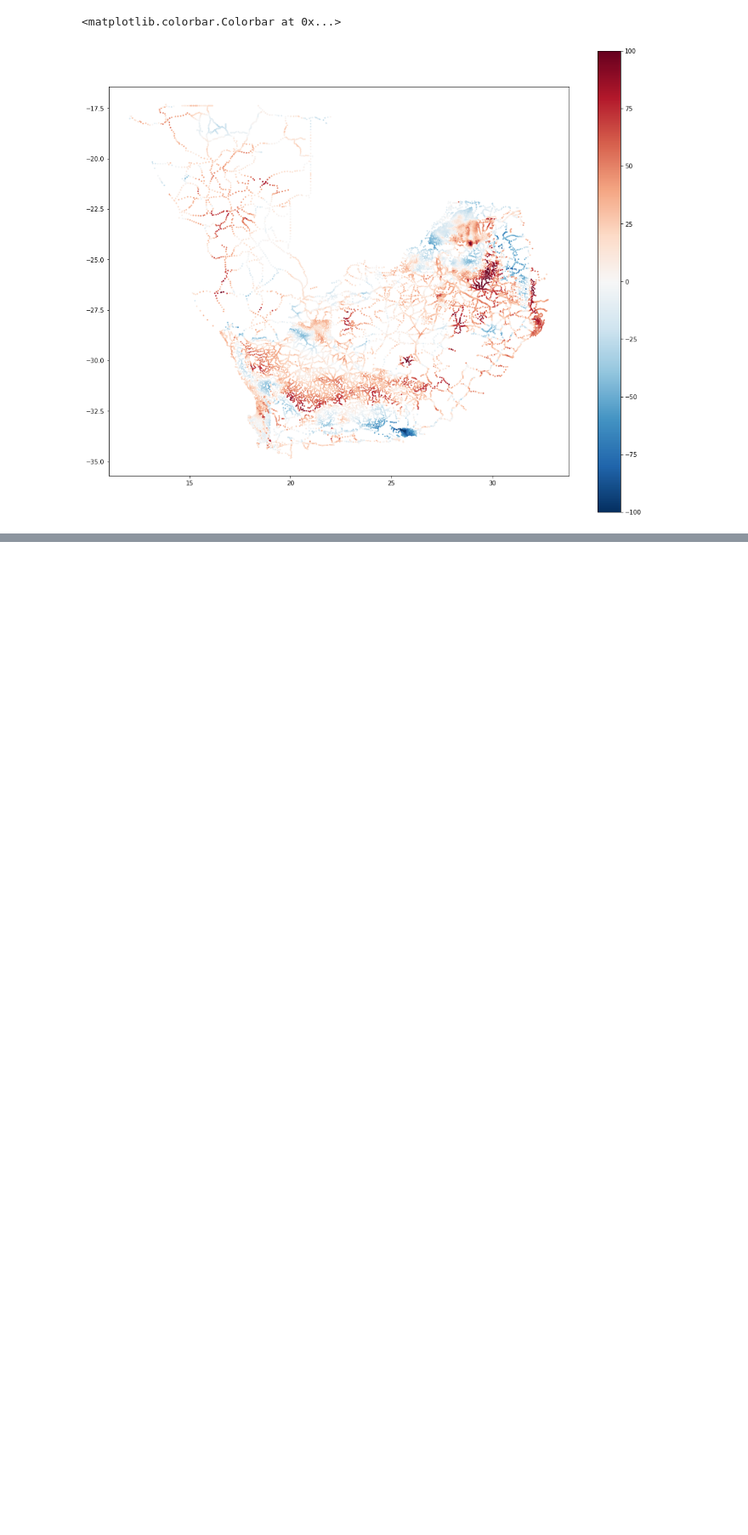
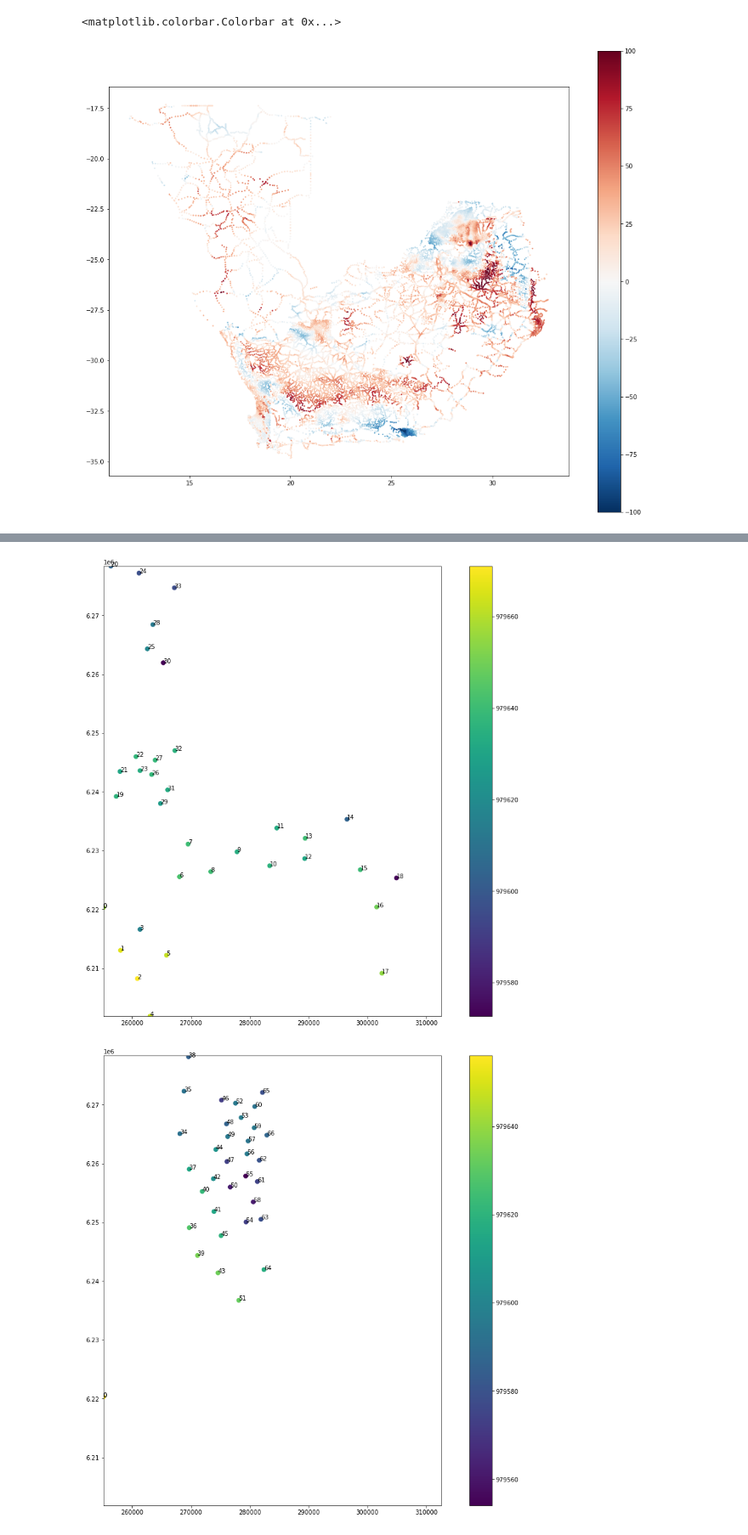
Before and after one commit to leouieda/gravity-processing, a Jupyter notebook: code/prepare-synthetic-data.ipynb, the cells around one changed output, grey strips where cells are left out. Shown at 85% size. Drawn from its saved outputs; the diff is of its cells as text; code cells hidden in the pictures; blank space fills up the shorter version.

```diff
--- a/code/prepare-synthetic-data.ipynb
+++ b/code/prepare-synthetic-data.ipynb
@@ -101,0 +72,5 @@ Likely te cape town granite suite. https://en.wikipedia.org/wiki/Geology_of_Cape
+# %%
+base = 0
+base_gravity = survey.gravity[base]
+survey_stations = [np.concatenate([[base], section, [base]]) for section in np.array_split(survey.station[1:], 3)]
+survey_stations
@@ -101,0 +86,3 @@ Likely te cape town granite suite. https://en.wikipedia.org/wiki/Geology_of_Cape
+# %%
+surveys = [survey.iloc[stations].copy().reset_index(drop=True) for stations in survey_stations]
+surveys
@@ -101,0 +107,13 @@ Likely te cape town granite suite. https://en.wikipedia.org/wiki/Geology_of_Cape
+# %%
+for j in range(3):
+    plt.figure(figsize=(17, 14))
+    plt.scatter(surveys[j].easting, surveys[j].northing, c=surveys[j].gravity, s=50)
+    for i in range(surveys[j].shape[0]):
+        plt.text(surveys[j].easting.iloc[i], surveys[j].northing.iloc[i], str(surveys[j].station.iloc[i]))
+    plt.axis("scaled")
+    plt.xlim(survey.easting.min(), survey.easting.max())
+    plt.ylim(survey.northing.min(), survey.northing.max())
+    plt.colorbar()
+# %% [output]
+[figure, added]
+[figure, added]
```
Also changed, not shown: parts of 17 cells of this notebook, 1 other file.
